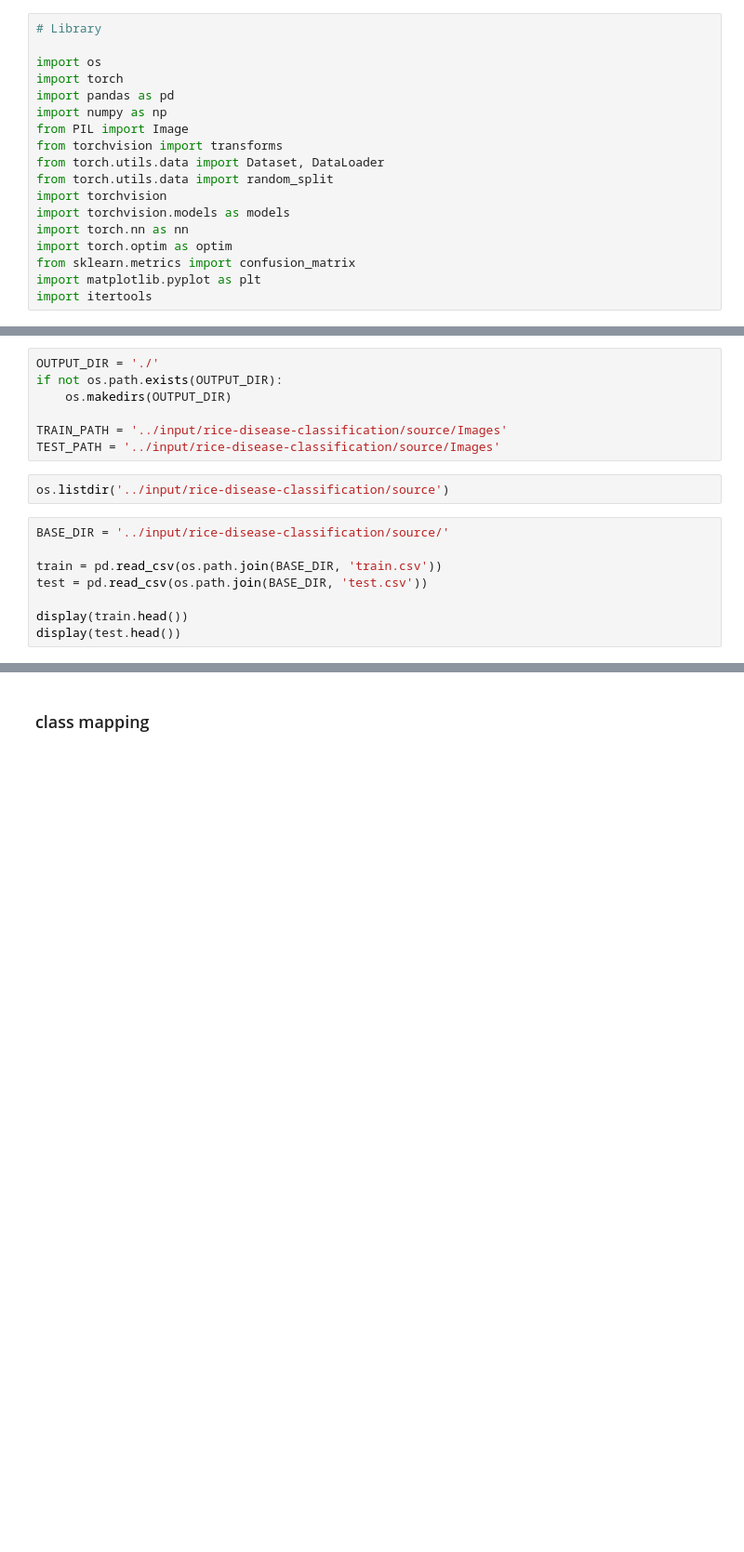
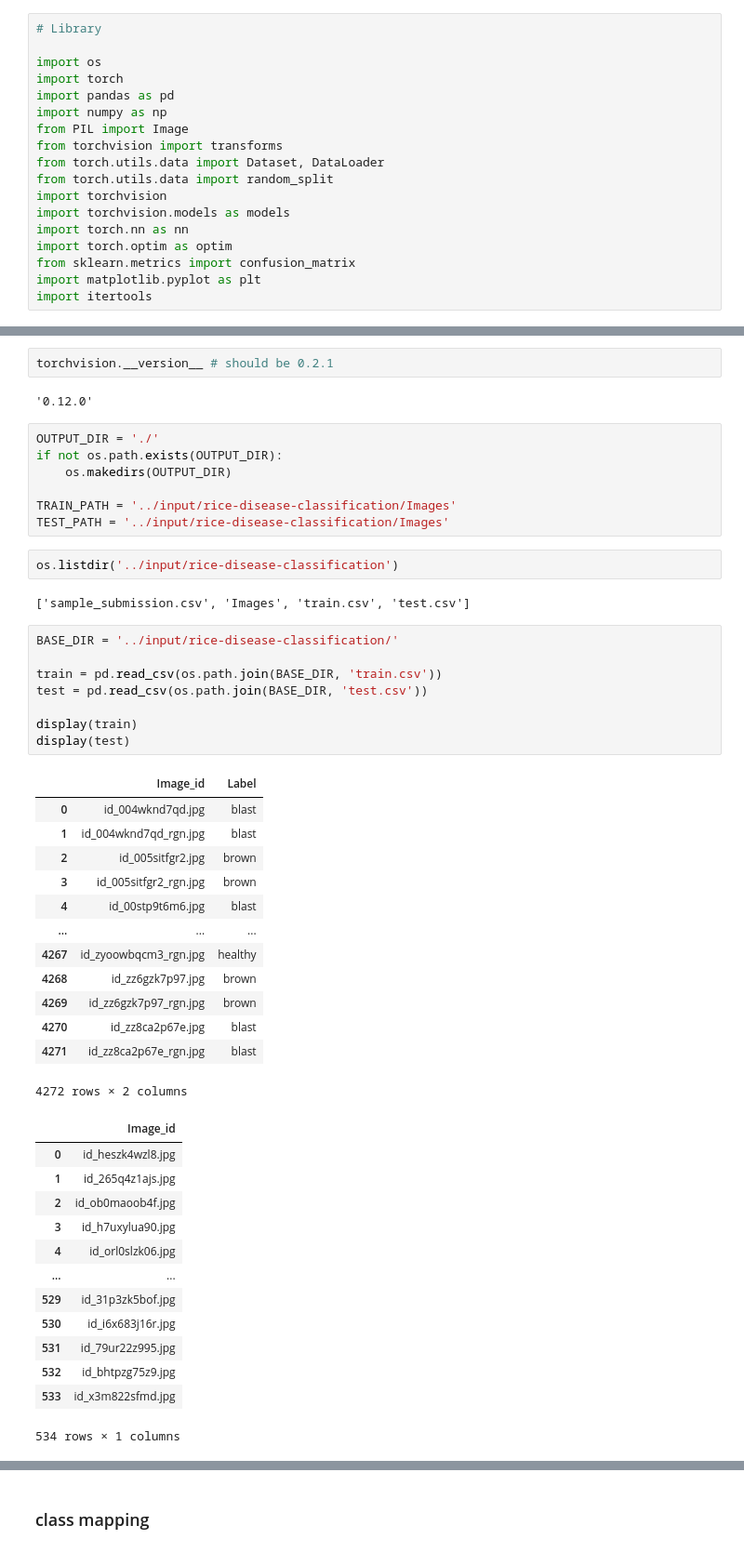
Before and after one commit to All4Nothing/COSE362_Term_Project, a Jupyter notebook: baseline-resnet-50.ipynb, the cells around one changed output, grey strips where cells are left out. Shown: that part at 93% size. Cells and saved outputs as stored; diff of their text form; blank space fills up the shorter version.

Commit message:
Kaggle Notebook | Baseline: ResNet-50 | Version 8

```diff
--- a/baseline-resnet-50.ipynb
+++ b/baseline-resnet-50.ipynb
@@ -26,20 +34,53 @@ conda install pillow=6.2.1
+# %%
+torchvision.__version__ # should be 0.2.1
+# %% [output]
+'0.12.0'
 # %%
 OUTPUT_DIR = './'
 if not os.path.exists(OUTPUT_DIR):
     os.makedirs(OUTPUT_DIR)
 
-TRAIN_PATH = '../input/rice-disease-classification/source/Images'
-TEST_PATH = '../input/rice-disease-classification/source/Images'
+TRAIN_PATH = '../input/rice-disease-classification/Images'
+TEST_PATH = '../input/rice-disease-classification/Images'
 # %%
-os.listdir('../input/rice-disease-classification/source')
+os.listdir('../input/rice-disease-classification')
+# %% [output]
+['sample_submission.csv', 'Images', 'train.csv', 'test.csv']
 # %%
-BASE_DIR = '../input/rice-disease-classification/source/'
+BASE_DIR = '../input/rice-disease-classification/'
 
 train = pd.read_csv(os.path.join(BASE_DIR, 'train.csv'))
 test = pd.read_csv(os.path.join(BASE_DIR, 'test.csv'))
 
-display(train.head())
-display(test.head())
+display(train)
+display(test)
+# %% [output]
+|  | Image_id | Label |
+| 0 | id_004wknd7qd.jpg | blast |
+| 1 | id_004wknd7qd_rgn.jpg | blast |
+| 2 | id_005sitfgr2.jpg | brown |
+| 3 | id_005sitfgr2_rgn.jpg | brown |
+| 4 | id_00stp9t6m6.jpg | blast |
+| ... | ... | ... |
+| 4267 | id_zyoowbqcm3_rgn.jpg | healthy |
+| 4268 | id_zz6gzk7p97.jpg | brown |
+| 4269 | id_zz6gzk7p97_rgn.jpg | brown |
+| 4270 | id_zz8ca2p67e.jpg | blast |
+| 4271 | id_zz8ca2p67e_rgn.jpg | blast |
+4272 rows × 2 columns
+|  | Image_id |
+| 0 | id_heszk4wzl8.jpg |
+| 1 | id_265q4z1ajs.jpg |
+| 2 | id_ob0maoob4f.jpg |
+| 3 | id_h7uxylua90.jpg |
+| 4 | id_orl0slzk06.jpg |
+| ... | ... |
+| 529 | id_31p3zk5bof.jpg |
+| 530 | id_i6x683j16r.jpg |
+| 531 | id_79ur22z995.jpg |
+| 532 | id_bhtpzg75z9.jpg |
+| 533 | id_x3m822sfmd.jpg |
+534 rows × 1 columns
 # %%
 train_rgb = train.loc[~train['Image_id'].str.contains('_rgn')]
 train_rgb = train_rgb.reset_index(drop=True)
```
Also changed, not shown: parts of 29 cells of this notebook.
